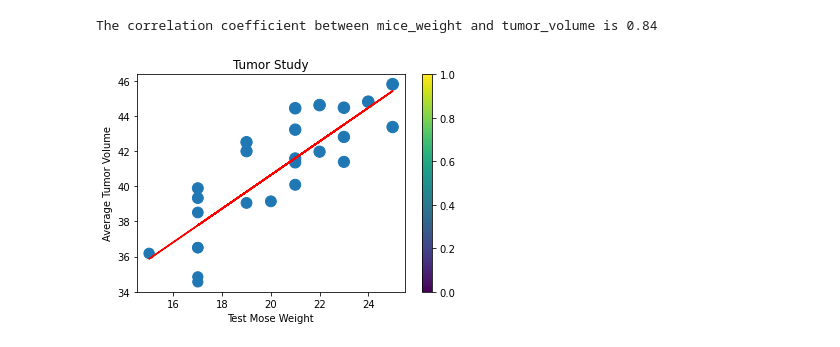
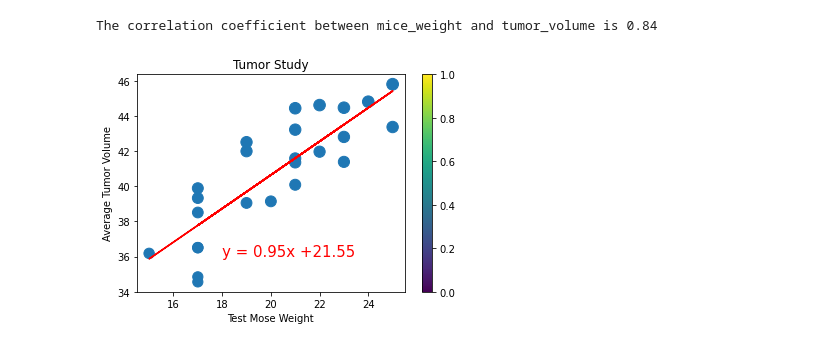
Before and after one commit to tonyzhao668/matplotlib_challenge, a Jupyter notebook: 02-Homework_05-Matplotlib_Instructions_Pymaceuticals_pymaceuticals_starter.ipynb, the cells around one changed output. Cells and saved outputs as stored; diff of their text form; code cells hidden in the pictures.

```diff
--- a/02-Homework_05-Matplotlib_Instructions_Pymaceuticals_pymaceuticals_starter.ipynb
+++ b/02-Homework_05-Matplotlib_Instructions_Pymaceuticals_pymaceuticals_starter.ipynb
@@ -378,15 +410,19 @@ print(f"The correlation coefficient between mice_weight and tumor_volume is {cor
 # %% [output]
 The correlation coefficient between mice_weight and tumor_volume is 0.84
 # %%
+#Calculate linear regression model
 # for mouse weight and average tumor volume for the Capomulin regimen
+
 slope, int, r, p, std_err = st.linregress(mean_df["Weight (g)"], mean_df["Tumor Volume (mm3)"])
 equition = mean_df["Weight (g)"] * slope + int
 plt.scatter(mean_df["Weight (g)"], mean_df["Tumor Volume (mm3)"], marker = "o", cmap = 'RdPu',
             s =mean_df["Tumor Volume (mm3)"] *3, alpha =1)
 plt.plot(mean_df["Weight (g)"], equition, "r-")
+line_eq = "y = " + str(round(slope,2)) + "x +" + str(round(int,2))
+plt.annotate(line_eq,(18,36),fontsize=15,color="red")
 plt.xlabel("Test Mose Weight")
 plt.ylabel("Average Tumor Volume")
 plt.title("Tumor Study")
 cbar = plt.colorbar()
 # %% [output]
-[figure, old version]
+[figure, new version]
```
Also changed, not shown: parts of 6 cells of this notebook.
